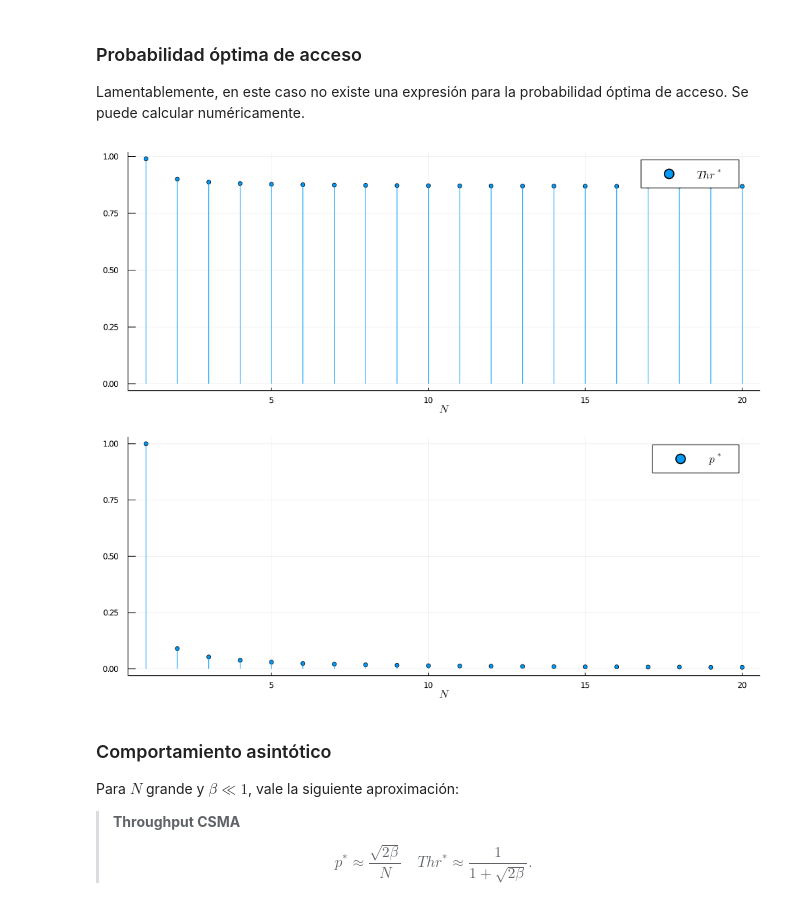
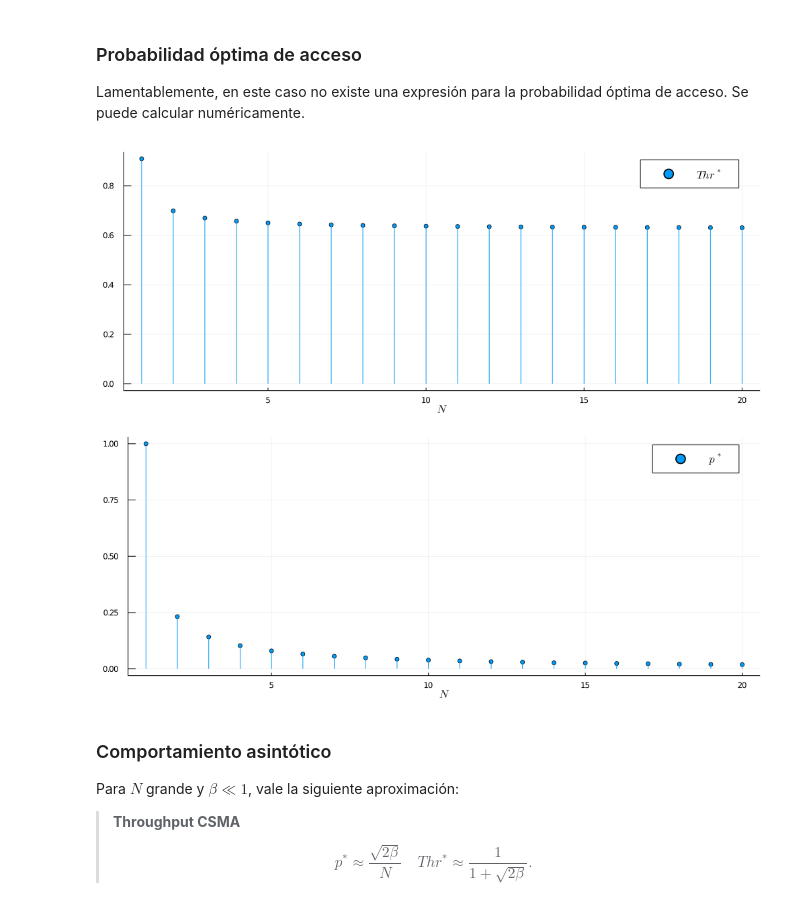
Before and after one commit to aferragu/analisisderedes, a Jupyter notebook: Control de acceso al medio II.ipynb, the cells around one changed output. Drawn from its saved outputs; the diff is of its cells as text; code cells hidden in the pictures.

```diff
--- a/Control de acceso al medio II.ipynb
+++ b/Control de acceso al medio II.ipynb
@@ -97,24 +97,24 @@ Lamentablemente, en este caso no existe una expresión para la probabilidad ópt
 # %%
 function max_throughput_csma(N,beta)
     p=(0:0.001:1)
     Thr = csma_throughput.(p,N,beta)
     Thropt,i = findmax(Thr)
     return Thropt,p[i]
 end
 
-beta=0.01
+beta=0.1
 NN=1:20
 out = max_throughput_csma.(NN,beta)
 Thr = [x[1] for x in out]
 p = [x[2] for x in out]
 
 plot(NN,Thr, lt=:stem, marker=:circle, label=L"Thr^*", xlabel=L"N")
 # %% [output]
-[figure, old version]
+[figure, new version]
 # %%
 plot(NN,p, lt=:stem, marker=:circle, label=L"p^*", xlabel=L"N")
 # %% [output]
-[figure, old version]
+[figure, new version]
 # %% [markdown]
 ### Comportamiento asintótico
 
```
Also changed, not shown: parts of 11 cells of this notebook.
